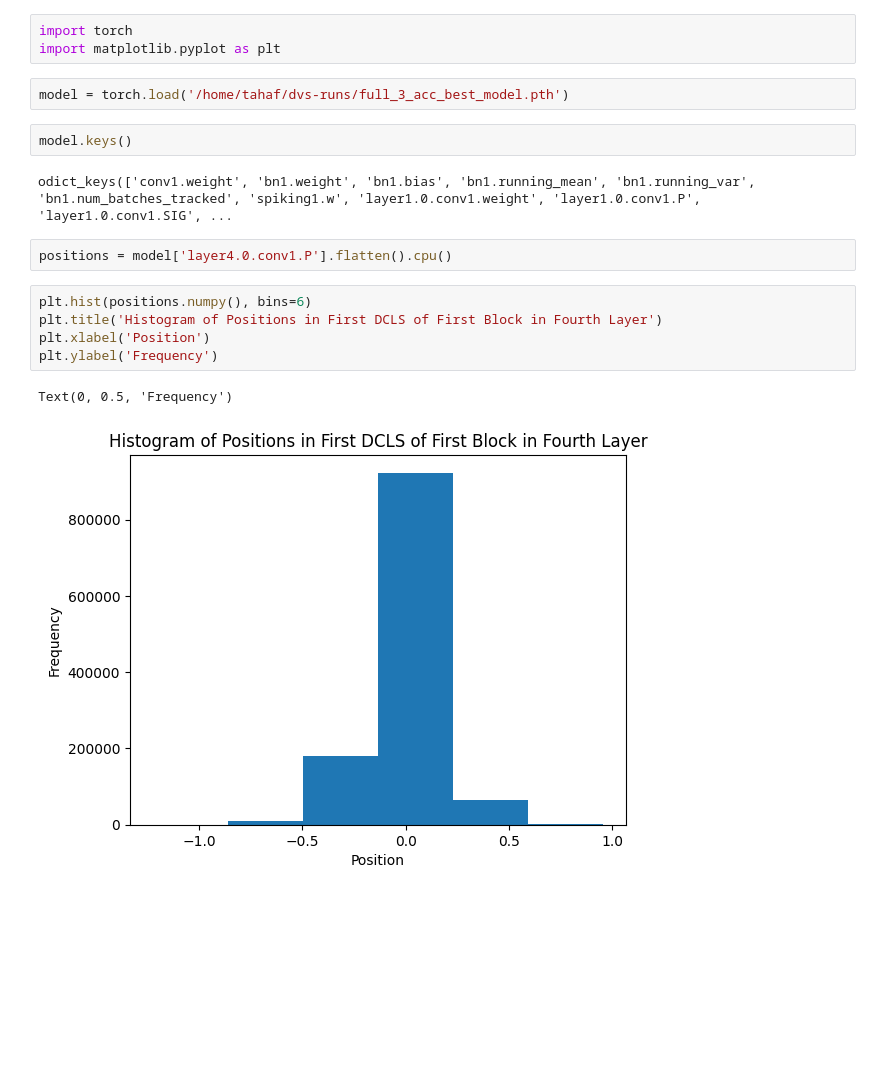
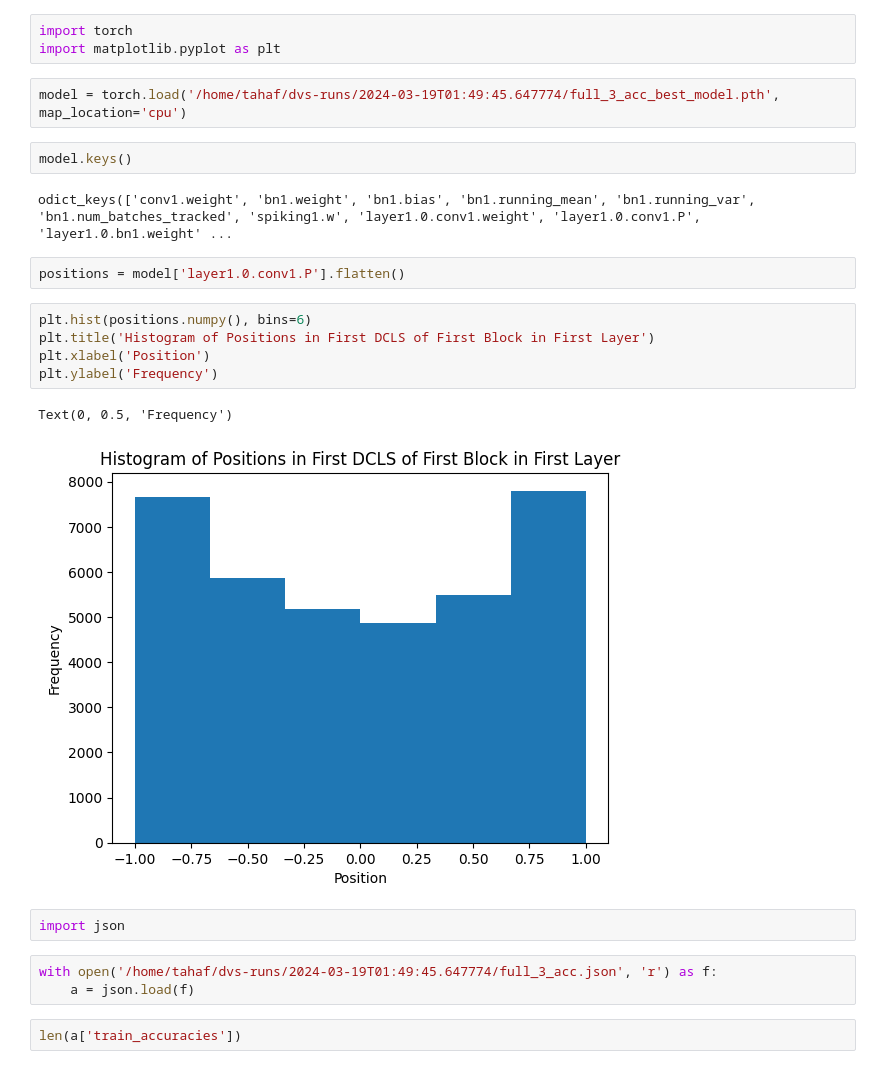
Before and after one commit to tahafkh/Lip_Reading_SNN, a Jupyter notebook: analysis.ipynb, the cells around one changed output. Drawn from its saved outputs; the diff is of its cells as text; blank space fills up the shorter version.

```diff
--- a/analysis.ipynb
+++ b/analysis.ipynb
@@ -84,18 +82,25 @@ last_2_layer_results['best_epoch']
 import torch
 import matplotlib.pyplot as plt
 # %%
-model = torch.load('/home/tahaf/dvs-runs/full_3_acc_best_model.pth')
+model = torch.load('/home/tahaf/dvs-runs/2024-03-19T01:49:45.647774/full_3_acc_best_model.pth', map_location='cpu')
 # %%
 model.keys()
 # %% [output]
-odict_keys(['conv1.weight', 'bn1.weight', 'bn1.bias', 'bn1.running_mean', 'bn1.running_var', 'bn1.num_batches_tracked', 'spiking1.w', 'layer1.0.conv1.weight', 'layer1.0.conv1.P', 'layer1.0.conv1.SIG', ...
+odict_keys(['conv1.weight', 'bn1.weight', 'bn1.bias', 'bn1.running_mean', 'bn1.running_var', 'bn1.num_batches_tracked', 'spiking1.w', 'layer1.0.conv1.weight', 'layer1.0.conv1.P', 'layer1.0.bn1.weight' ...
 # %%
-positions = model['layer4.0.conv1.P'].flatten().cpu()
+positions = model['layer1.0.conv1.P'].flatten()
 # %%
 plt.hist(positions.numpy(), bins=6)
-plt.title('Histogram of Positions in First DCLS of First Block in Fourth Layer')
+plt.title('Histogram of Positions in First DCLS of First Block in First Layer')
 plt.xlabel('Position')
 plt.ylabel('Frequency')
 # %% [output]
 Text(0, 0.5, 'Frequency')
-[figure, old version]
+[figure, new version]
+# %%
+import json
+# %%
+with open('/home/tahaf/dvs-runs/2024-03-19T01:49:45.647774/full_3_acc.json', 'r') as f:
+    a = json.load(f)
+# %%
+len(a['train_accuracies'])
```
Also changed, not shown: parts of 7 cells of this notebook.
